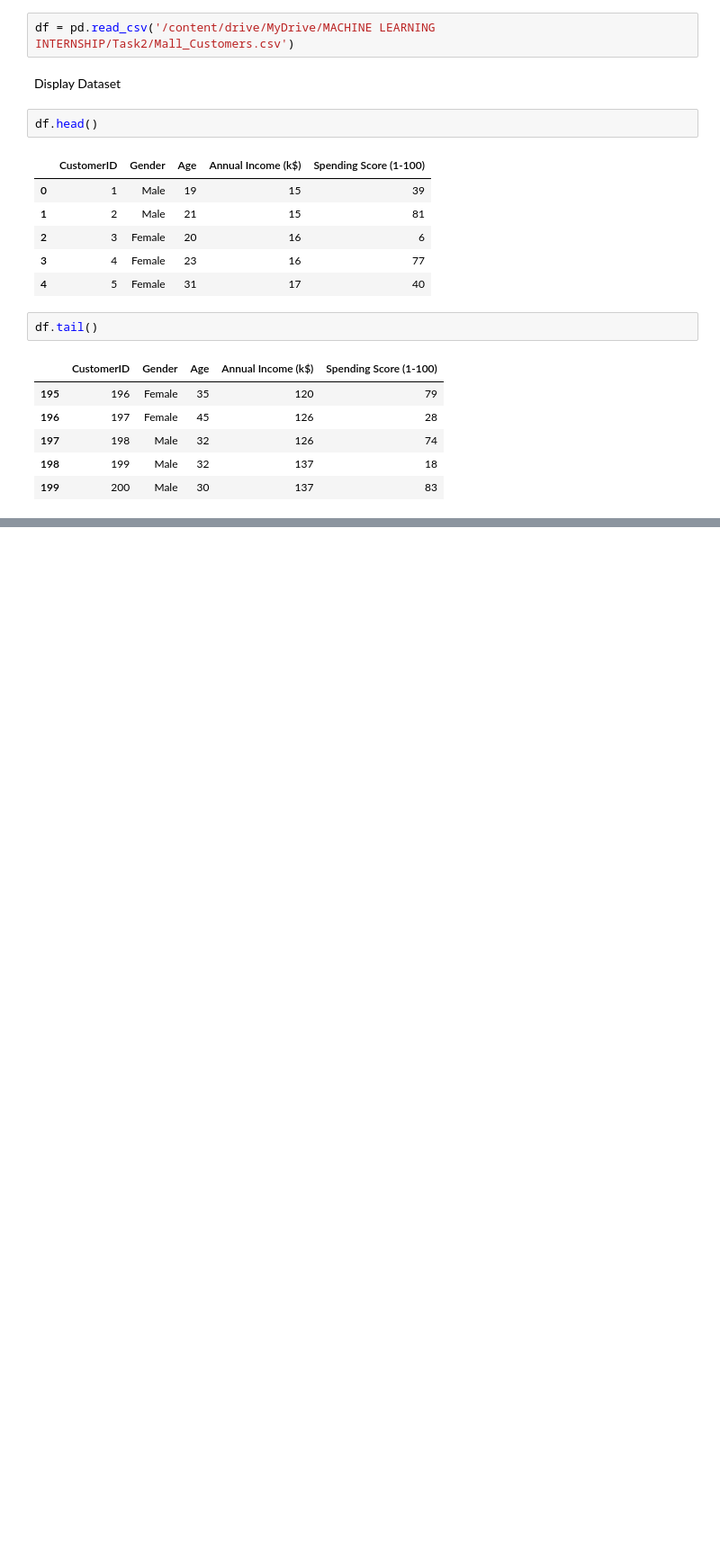
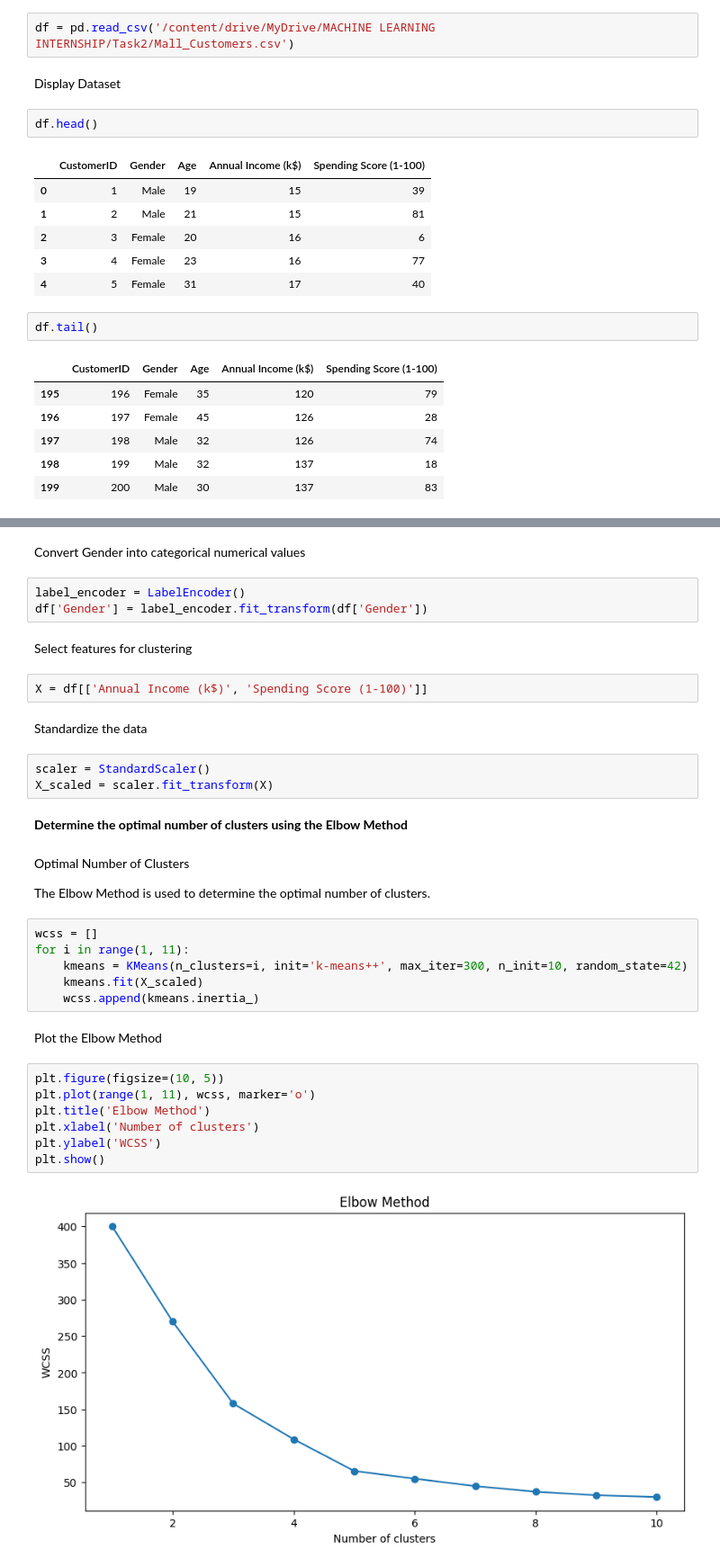
Before and after one commit to AronTech1/PRODIGY_ML_02, a Jupyter notebook: Task2.ipynb, the cells around one changed output, grey strips where cells are left out. Shown: that part at 90% size. Saved outputs shown, nothing was run; the diff lists cells and outputs as text; blank space fills up the shorter version.

```diff
--- a/Task2.ipynb
+++ b/Task2.ipynb
@@ -42,0 +147,37 @@ df.tail()
+# %% [markdown]
+Convert Gender into categorical numerical values
+# %%
+label_encoder = LabelEncoder()
+df['Gender'] = label_encoder.fit_transform(df['Gender'])
+# %% [markdown]
+Select features for clustering
+# %%
+X = df[['Annual Income (k$)', 'Spending Score (1-100)']]
+# %% [markdown]
+Standardize the data
+# %%
+scaler = StandardScaler()
+X_scaled = scaler.fit_transform(X)
+# %% [markdown]
+**Determine the optimal number of clusters using the Elbow Method**
+# %% [markdown]
+Optimal Number of Clusters
+
+The Elbow Method is used to determine the optimal number of clusters.
+# %%
+wcss = []
+for i in range(1, 11):
+    kmeans = KMeans(n_clusters=i, init='k-means++', max_iter=300, n_init=10, random_state=42)
+    kmeans.fit(X_scaled)
+    wcss.append(kmeans.inertia_)
+# %% [markdown]
+Plot the Elbow Method
+# %%
+plt.figure(figsize=(10, 5))
+plt.plot(range(1, 11), wcss, marker='o')
+plt.title('Elbow Method')
+plt.xlabel('Number of clusters')
+plt.ylabel('WCSS')
+plt.show()
+# %% [output]
+[figure, added]
```
Also changed, not shown: parts of 45 cells of this notebook.
